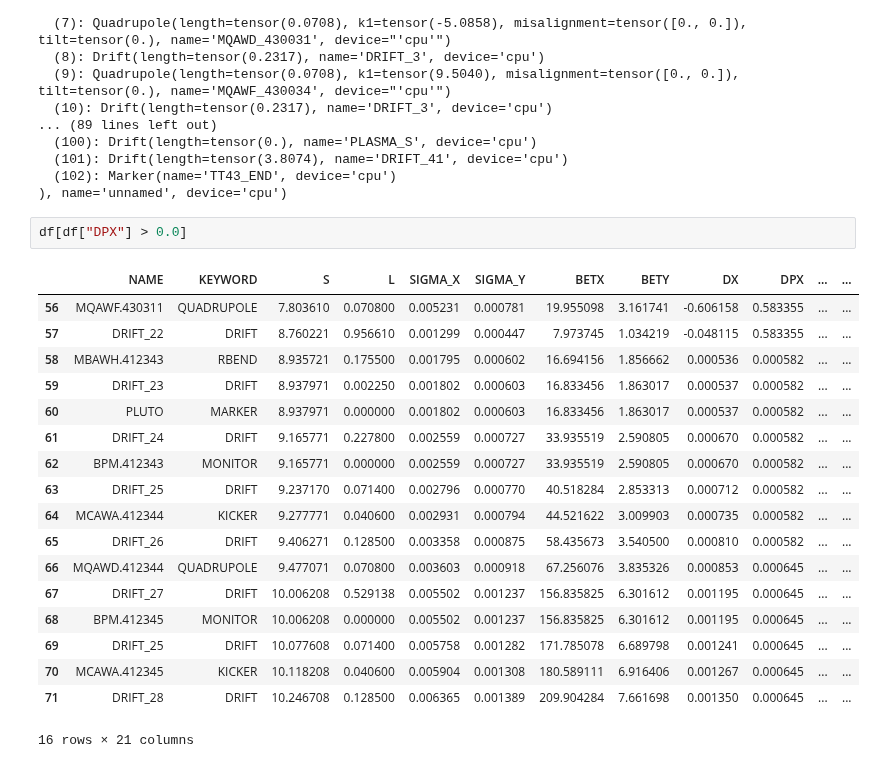
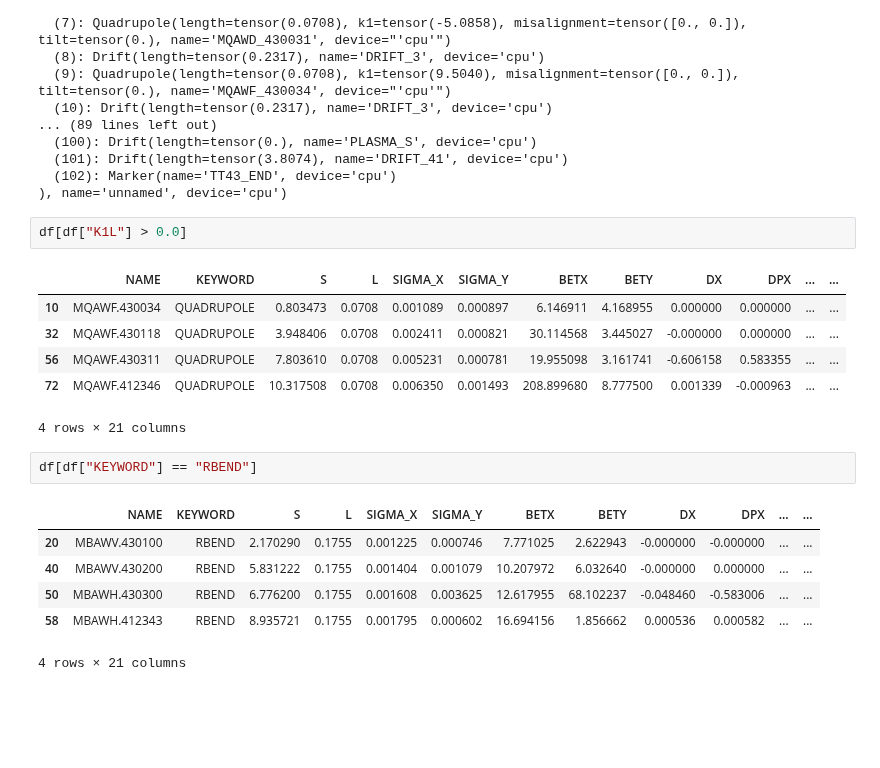
Before and after one commit to RL4AA/rl4aa24-tutorial, a Jupyter notebook: notebooks/load_lattice.ipynb, the cells around one changed output. Drawn from its saved outputs; the diff is of its cells as text; blank space fills up the shorter version.

```diff
--- a/notebooks/load_lattice.ipynb
+++ b/notebooks/load_lattice.ipynb
@@ -160,23 +236,20 @@ Segment(elements=ModuleList(
   (102): Marker(name='TT43_END', device='cpu')
 ), name='unnamed', device='cpu')
 # %%
-df[df["DPX"] > 0.0]
+df[df["K1L"] > 0.0]
 # %% [output]
 |  | NAME | KEYWORD | S | L | SIGMA_X | SIGMA_Y | BETX | BETY | DX | DPX | ... | ... |
-| 56 | MQAWF.430311 | QUADRUPOLE | 7.803610 | 0.070800 | 0.005231 | 0.000781 | 19.955098 | 3.161741 | -0.606158 | 0.583355 | ... | ... |
-| 57 | DRIFT_22 | DRIFT | 8.760221 | 0.956610 | 0.001299 | 0.000447 | 7.973745 | 1.034219 | -0.048115 | 0.583355 | ... | ... |
-| 58 | MBAWH.412343 | RBEND | 8.935721 | 0.175500 | 0.001795 | 0.000602 | 16.694156 | 1.856662 | 0.000536 | 0.000582 | ... | ... |
-| 59 | DRIFT_23 | DRIFT | 8.937971 | 0.002250 | 0.001802 | 0.000603 | 16.833456 | 1.863017 | 0.000537 | 0.000582 | ... | ... |
-| 60 | PLUTO | MARKER | 8.937971 | 0.000000 | 0.001802 | 0.000603 | 16.833456 | 1.863017 | 0.000537 | 0.000582 | ... | ... |
-| 61 | DRIFT_24 | DRIFT | 9.165771 | 0.227800 | 0.002559 | 0.000727 | 33.935519 | 2.590805 | 0.000670 | 0.000582 | ... | ... |
-| 62 | BPM.412343 | MONITOR | 9.165771 | 0.000000 | 0.002559 | 0.000727 | 33.935519 | 2.590805 | 0.000670 | 0.000582 | ... | ... |
-| 63 | DRIFT_25 | DRIFT | 9.237170 | 0.071400 | 0.002796 | 0.000770 | 40.518284 | 2.853313 | 0.000712 | 0.000582 | ... | ... |
-| 64 | MCAWA.412344 | KICKER | 9.277771 | 0.040600 | 0.002931 | 0.000794 | 44.521622 | 3.009903 | 0.000735 | 0.000582 | ... | ... |
-| 65 | DRIFT_26 | DRIFT | 9.406271 | 0.128500 | 0.003358 | 0.000875 | 58.435673 | 3.540500 | 0.000810 | 0.000582 | ... | ... |
-| 66 | MQAWD.412344 | QUADRUPOLE | 9.477071 | 0.070800 | 0.003603 | 0.000918 | 67.256076 | 3.835326 | 0.000853 | 0.000645 | ... | ... |
-| 67 | DRIFT_27 | DRIFT | 10.006208 | 0.529138 | 0.005502 | 0.001237 | 156.835825 | 6.301612 | 0.001195 | 0.000645 | ... | ... |
-| 68 | BPM.412345 | MONITOR | 10.006208 | 0.000000 | 0.005502 | 0.001237 | 156.835825 | 6.301612 | 0.001195 | 0.000645 | ... | ... |
-| 69 | DRIFT_25 | DRIFT | 10.077608 | 0.071400 | 0.005758 | 0.001282 | 171.785078 | 6.689798 | 0.001241 | 0.000645 | ... | ... |
-| 70 | MCAWA.412345 | KICKER | 10.118208 | 0.040600 | 0.005904 | 0.001308 | 180.589111 | 6.916406 | 0.001267 | 0.000645 | ... | ... |
-| 71 | DRIFT_28 | DRIFT | 10.246708 | 0.128500 | 0.006365 | 0.001389 | 209.904284 | 7.661698 | 0.001350 | 0.000645 | ... | ... |
+| 10 | MQAWF.430034 | QUADRUPOLE | 0.803473 | 0.0708 | 0.001089 | 0.000897 | 6.146911 | 4.168955 | 0.000000 | 0.000000 | ... | ... |
+| 32 | MQAWF.430118 | QUADRUPOLE | 3.948406 | 0.0708 | 0.002411 | 0.000821 | 30.114568 | 3.445027 | -0.000000 | 0.000000 | ... | ... |
+| 56 | MQAWF.430311 | QUADRUPOLE | 7.803610 | 0.0708 | 0.005231 | 0.000781 | 19.955098 | 3.161741 | -0.606158 | 0.583355 | ... | ... |
+| 72 | MQAWF.412346 | QUADRUPOLE | 10.317508 | 0.0708 | 0.006350 | 0.001493 | 208.899680 | 8.777500 | 0.001339 | -0.000963 | ... | ... |
-16 rows × 21 columns
+4 rows × 21 columns
+# %%
+df[df["KEYWORD"] == "RBEND"]
+# %% [output]
+|  | NAME | KEYWORD | S | L | SIGMA_X | SIGMA_Y | BETX | BETY | DX | DPX | ... | ... |
+| 20 | MBAWV.430100 | RBEND | 2.170290 | 0.1755 | 0.001225 | 0.000746 | 7.771025 | 2.622943 | -0.000000 | -0.000000 | ... | ... |
+| 40 | MBAWV.430200 | RBEND | 5.831222 | 0.1755 | 0.001404 | 0.001079 | 10.207972 | 6.032640 | -0.000000 | 0.000000 | ... | ... |
+| 50 | MBAWH.430300 | RBEND | 6.776200 | 0.1755 | 0.001608 | 0.003625 | 12.617955 | 68.102237 | -0.048460 | -0.583006 | ... | ... |
+| 58 | MBAWH.412343 | RBEND | 8.935721 | 0.1755 | 0.001795 | 0.000602 | 16.694156 | 1.856662 | 0.000536 | 0.000582 | ... | ... |
+4 rows × 21 columns
```
Also changed, not shown: parts of 4 cells of this notebook.
